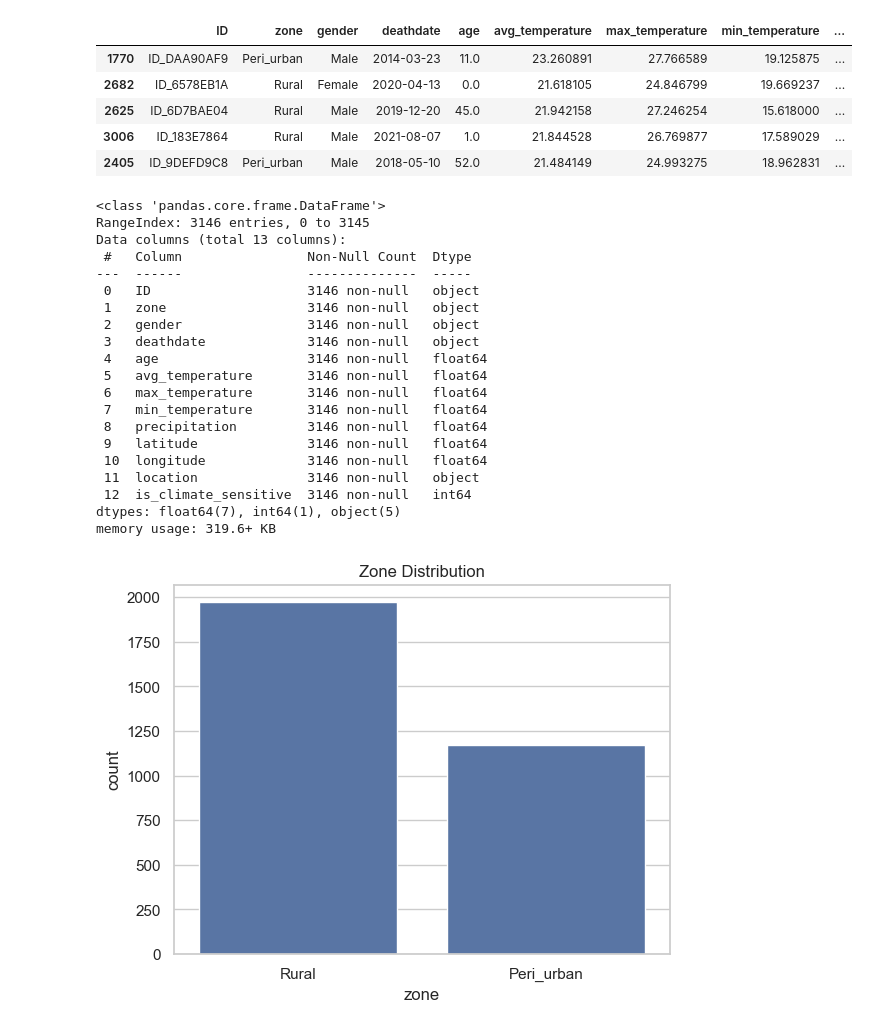
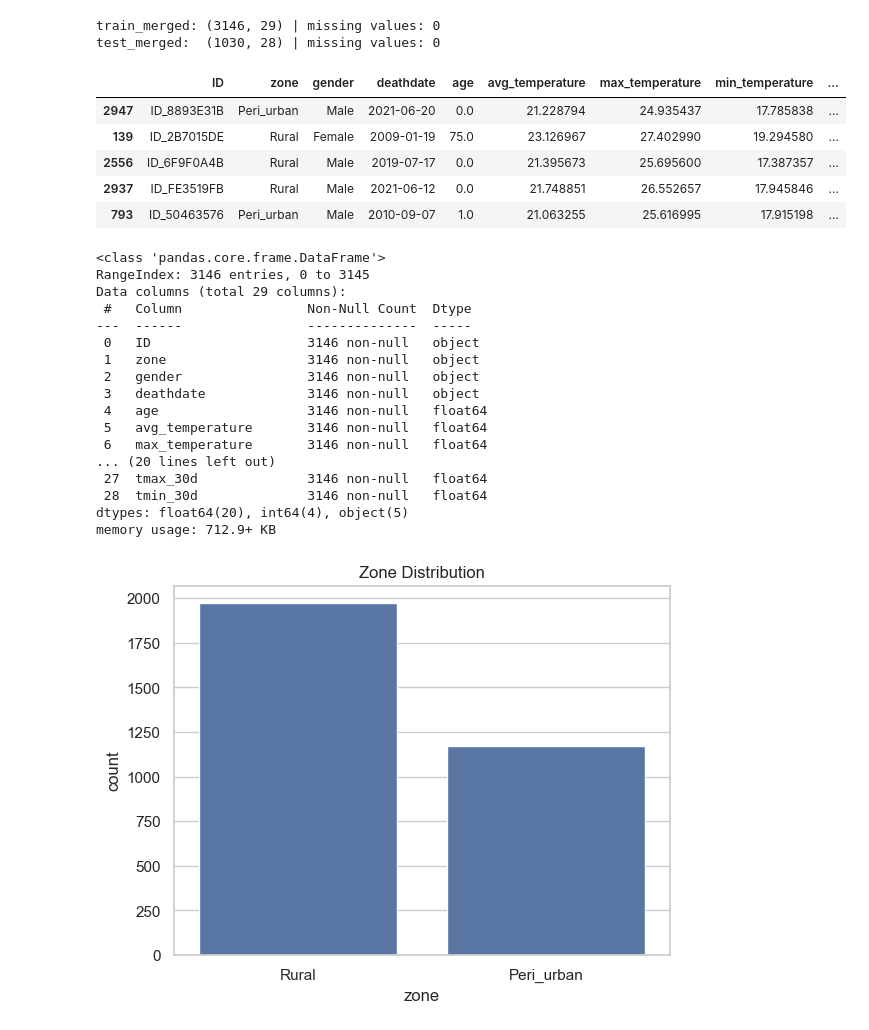
Before and after one commit to DevLaukey/Climate-risk-health-prediction, a Jupyter notebook: climate-risk-health-prediction.ipynb, the cells around one changed output. Saved outputs shown, nothing was run; the diff lists cells and outputs as text; code cells hidden in the pictures.

```diff
--- a/climate-risk-health-prediction.ipynb
+++ b/climate-risk-health-prediction.ipynb
@@ -31,38 +31,53 @@ pd.set_option("display.max_columns", 200)
 # %%
 # data ingestion
 climate_features = pd.read_csv("climate_features.csv")
 test_data = pd.read_csv("Test.csv")
 train_data = pd.read_csv("Train.csv")
 
 # # data preprocessing
 # # Drop rows with missing target values
 # train_data = train_data.dropna(subset=[""])
 
 # # Drop rows with missing climate features
 # train_data = train_data.dropna(subset=climate_features.columns)
 
-display(train_data.sample(5))
+
+# Combine Train / Test with climate_features on ID
+# (reloaded from the raw files because ID was dropped from train_data earlier)
+climate_cols = climate_features.drop(columns=["deathdate"])  # already in Train/Test
+
+train_merged = pd.read_csv("Train.csv").merge(climate_cols, on="ID", how="left")
+test_merged = pd.read_csv("Test.csv").merge(climate_cols, on="ID", how="left")
+
+print("train_merged:", train_merged.shape, "| missing values:", train_merged.isna().sum().sum())
+print("test_merged: ", test_merged.shape, "| missing values:", test_merged.isna().sum().sum())
+
+train_merged.head()
+
+display(train_merged.sample(5))
 # %% [output]
+train_merged: (3146, 29) | missing values: 0
+test_merged:  (1030, 28) | missing values: 0
 |  | ID | zone | gender | deathdate | age | avg_temperature | max_temperature | min_temperature | ... |
-| 1770 | ID_DAA90AF9 | Peri_urban | Male | 2014-03-23 | 11.0 | 23.260891 | 27.766589 | 19.125875 | ... |
-| 2682 | ID_6578EB1A | Rural | Female | 2020-04-13 | 0.0 | 21.618105 | 24.846799 | 19.669237 | ... |
-| 2625 | ID_6D7BAE04 | Rural | Male | 2019-12-20 | 45.0 | 21.942158 | 27.246254 | 15.618000 | ... |
-| 3006 | ID_183E7864 | Rural | Male | 2021-08-07 | 1.0 | 21.844528 | 26.769877 | 17.589029 | ... |
-| 2405 | ID_9DEFD9C8 | Peri_urban | Male | 2018-05-10 | 52.0 | 21.484149 | 24.993275 | 18.962831 | ... |
+| 2947 | ID_8893E31B | Peri_urban | Male | 2021-06-20 | 0.0 | 21.228794 | 24.935437 | 17.785838 | ... |
+| 139 | ID_2B7015DE | Rural | Female | 2009-01-19 | 75.0 | 23.126967 | 27.402990 | 19.294580 | ... |
+| 2556 | ID_6F9F0A4B | Rural | Male | 2019-07-17 | 0.0 | 21.395673 | 25.695600 | 17.387357 | ... |
+| 2937 | ID_FE3519FB | Rural | Male | 2021-06-12 | 0.0 | 21.748851 | 26.552657 | 17.945846 | ... |
+| 793 | ID_50463576 | Peri_urban | Male | 2010-09-07 | 1.0 | 21.063255 | 25.616995 | 17.915198 | ... |
 # %%
-train_data.info()
-train_data.describe()
+train_merged.info()
+train_merged.describe()
 # EDA
 
-# drop id
-train_data = train_data.drop(columns=["ID"])
+# drop id (test_merged keeps its ID for the submission file)
+train_merged = train_merged.drop(columns=["ID"])
 
 # drop duplicates
-train_data = train_data.drop_duplicates()
+train_merged = train_merged.drop_duplicates()
 # %% [output]
 <class 'pandas.core.frame.DataFrame'>
 RangeIndex: 3146 entries, 0 to 3145
-Data columns (total 13 columns):
+Data columns (total 29 columns):
  #   Column                Non-Null Count  Dtype
 ---  ------                --------------  -----
  0   ID                    3146 non-null   object
@@ -72,14 +87,11 @@ Data columns (total 13 columns):
  4   age                   3146 non-null   float64
  5   avg_temperature       3146 non-null   float64
  6   max_temperature       3146 non-null   float64
- 7   min_temperature       3146 non-null   float64
- 8   precipitation         3146 non-null   float64
- 9   latitude              3146 non-null   float64
- 10  longitude             3146 non-null   float64
- 11  location              3146 non-null   object
- 12  is_climate_sensitive  3146 non-null   int64
-dtypes: float64(7), int64(1), object(5)
-memory usage: 319.6+ KB
+... (20 lines left out)
+ 27  tmax_30d              3146 non-null   float64
+ 28  tmin_30d              3146 non-null   float64
+dtypes: float64(20), int64(4), object(5)
+memory usage: 712.9+ KB
 # %%
 # EDA
 # train_data Analysis -- CATEGORICAL DATA
```
Also changed, not shown: parts of 19 cells of this notebook, 1 other file.
